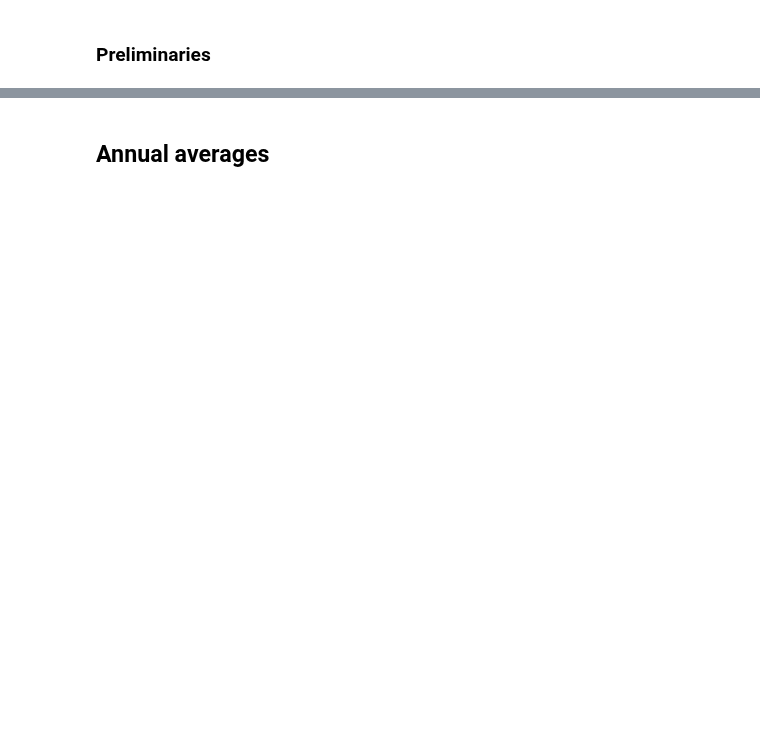
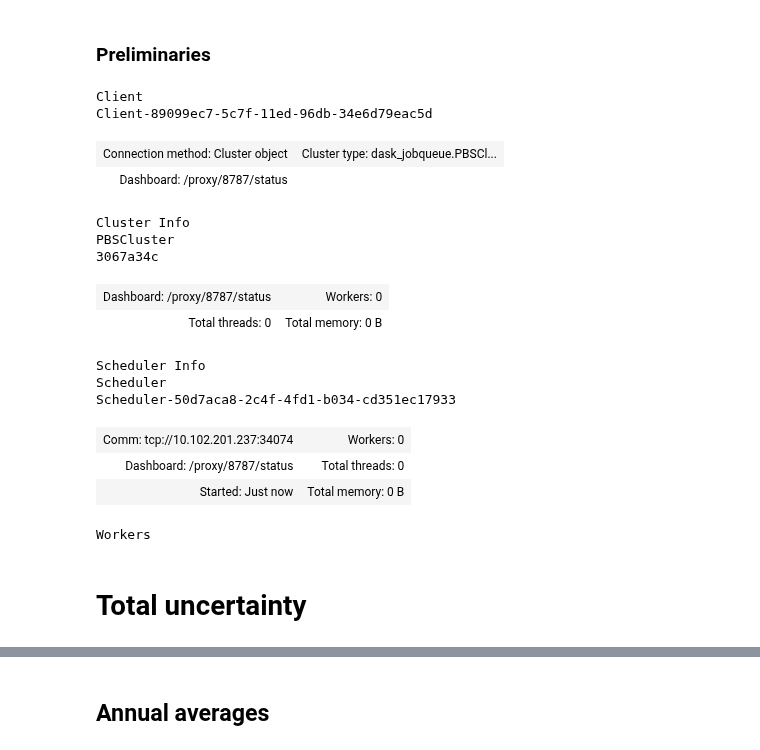
Before and after one commit to david0811/lafferty-sriver_2023_npjCliAtm, a Jupyter notebook: code/05_analysis.ipynb, the cells around one changed output, grey strips where cells are left out. Saved outputs shown, nothing was run; the diff lists cells and outputs as text; code cells hidden in the pictures; blank space fills up the shorter version.

```diff
--- a/code/05_analysis.ipynb
+++ b/code/05_analysis.ipynb
@@ -19 +30,37 @@ out = '/gpfs/group/kaf26/default/dcl5300/lafferty-sriver_inprep_tbh_DATA/uc_resu
+# %%
+############
+# Dask
+############
+from dask_jobqueue import PBSCluster
+
+cluster = PBSCluster(cores=1, memory='30GB', resource_spec='pmem=30GB',
+                     account='open',
+                     worker_extra_args=['#PBS -l feature=rhel7'],
+                     walltime='00:30:00')
+
+cluster.scale(jobs=30)  # ask for jobs
+
+from dask.distributed import Client
+client = Client(cluster)
+
+client
+# %% [output]
+Client
+Client-89099ec7-5c7f-11ed-96db-34e6d79eac5d
+| Connection method: Cluster object | Cluster type: dask_jobqueue.PBSCl... |
+| Dashboard: /proxy/8787/status |  |
+Cluster Info
+PBSCluster
+3067a34c
+| Dashboard: /proxy/8787/status | Workers: 0 |
+| Total threads: 0 | Total memory: 0 B |
+Scheduler Info
+Scheduler
+Scheduler-50d7aca8-2c4f-4fd1-b034-cd351ec17933
+| Comm: tcp://10.102.201.237:34074 | Workers: 0 |
+| Dashboard: /proxy/8787/status | Total threads: 0 |
+| Started: Just now | Total memory: 0 B |
+Workers
+# %% [markdown]
+# Total uncertainty
 # %%
```
Also changed, not shown: parts of 66 cells of this notebook.
